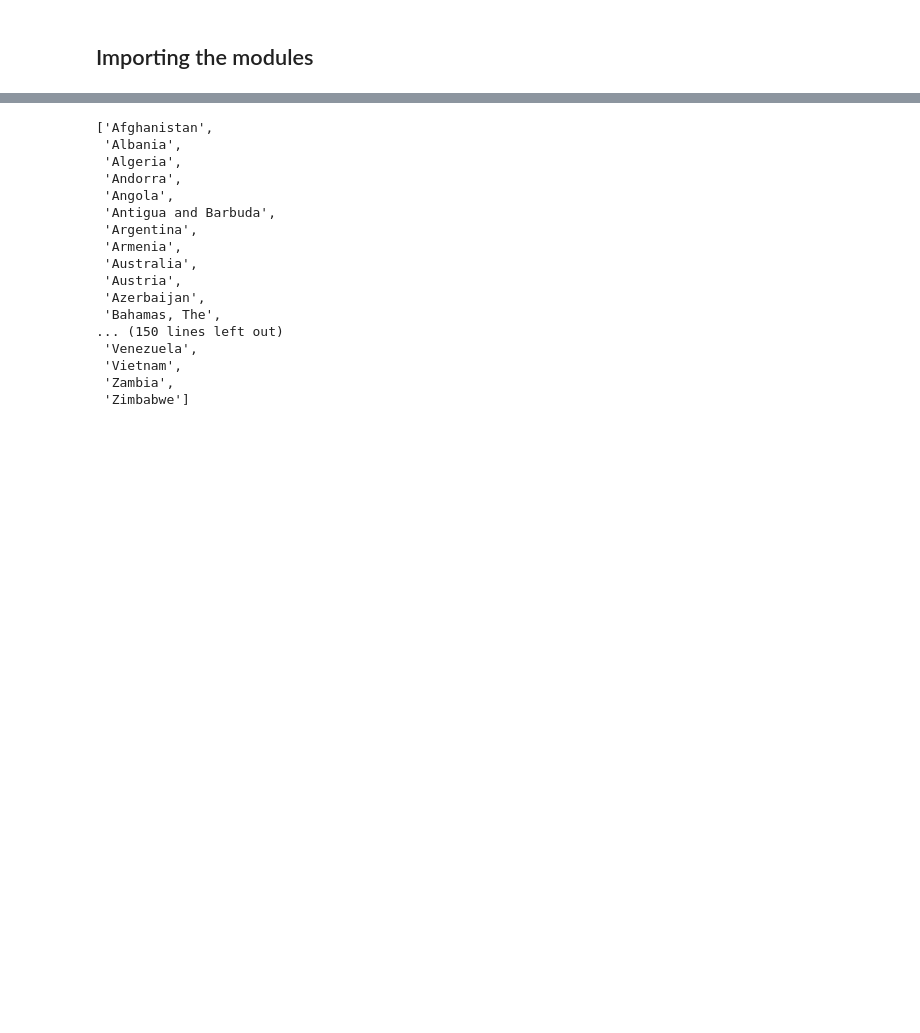
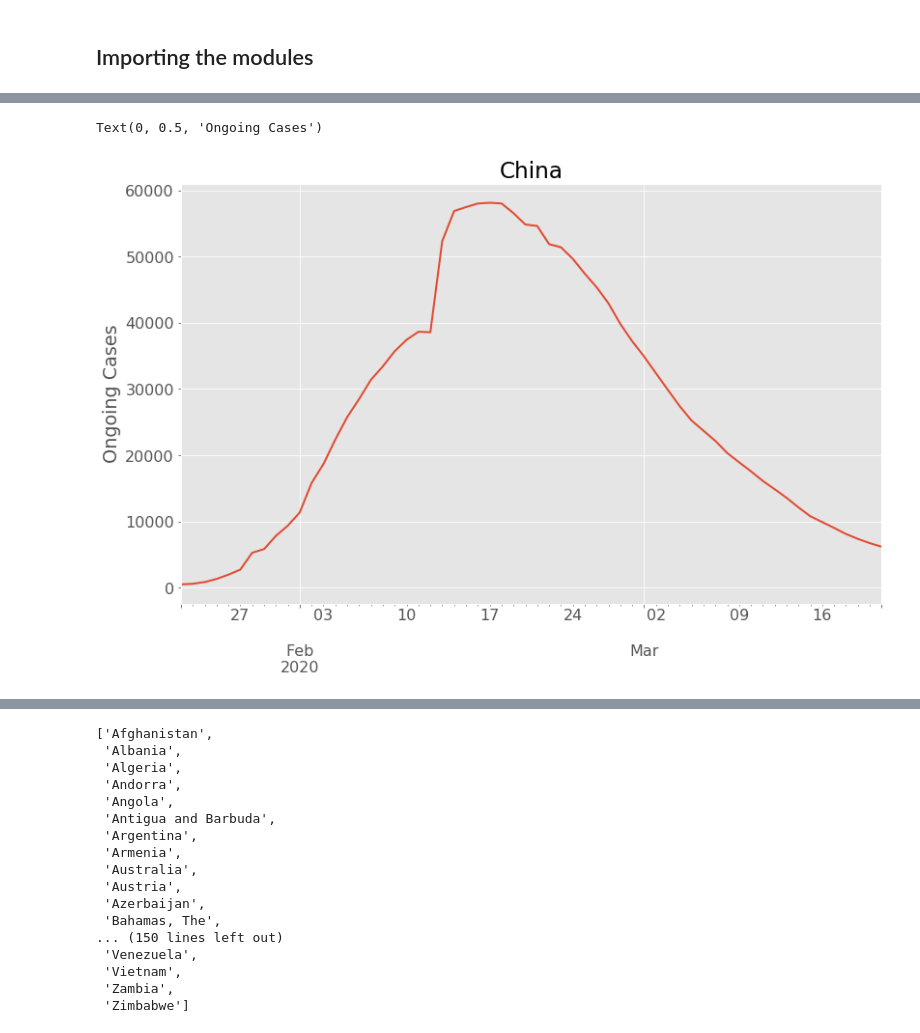
Before and after one commit to aquilesC/Covid-19-Jupyter-Notebook, a Jupyter notebook: Covid_Time_Series.ipynb, the cells around one changed output, grey strips where cells are left out. Drawn from its saved outputs; the diff is of its cells as text; code cells hidden in the pictures; blank space fills up the shorter version.

```diff
--- a/Covid_Time_Series.ipynb
+++ b/Covid_Time_Series.ipynb
@@ -57,0 +67,6 @@ sick_data['China'].plot()
+# %%
+ax = sick_data['China'].plot(title='China')
+ax.set_ylabel('Ongoing Cases')
+# %% [output]
+Text(0, 0.5, 'Ongoing Cases')
+[figure, added]
```
Also changed, not shown: parts of 16 cells of this notebook.
